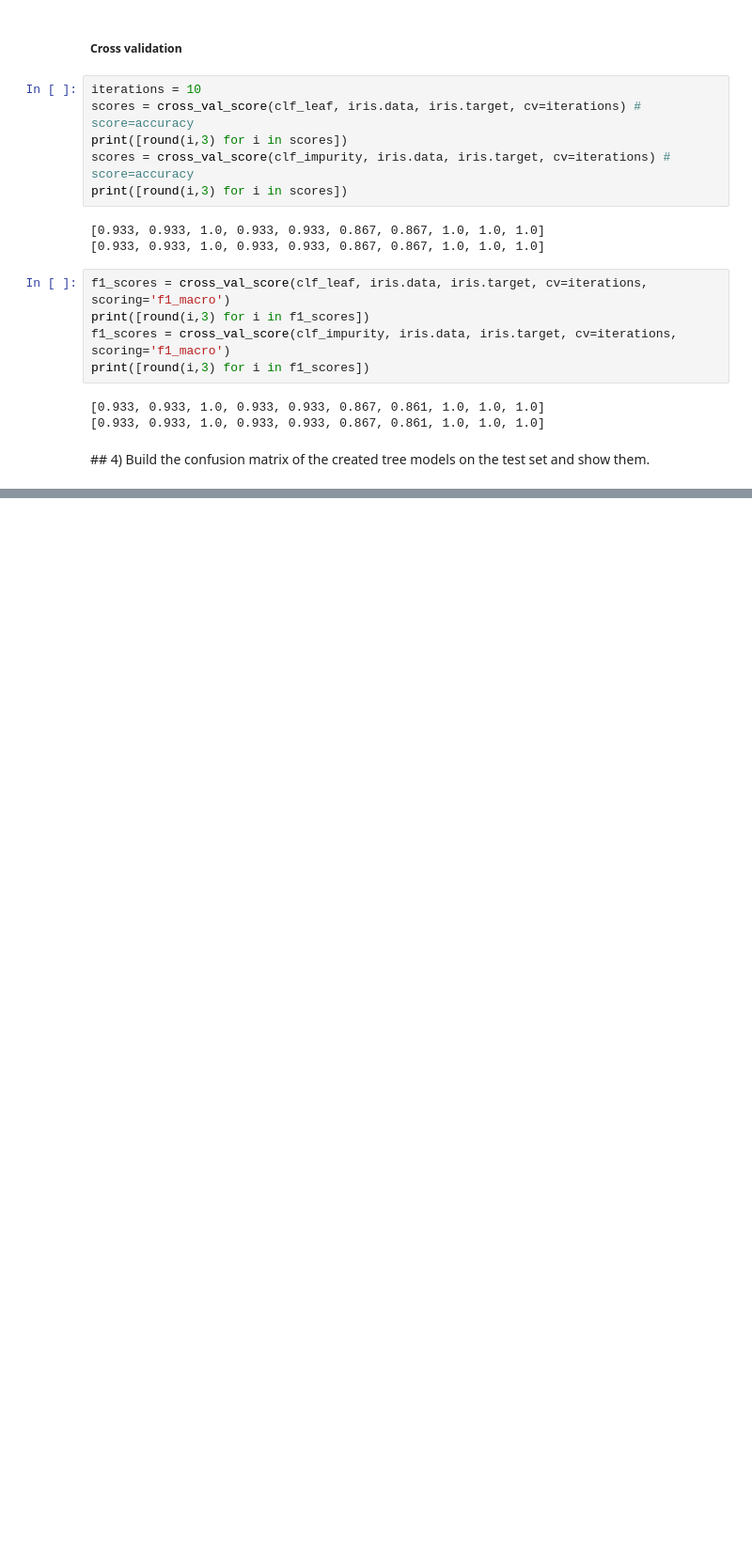
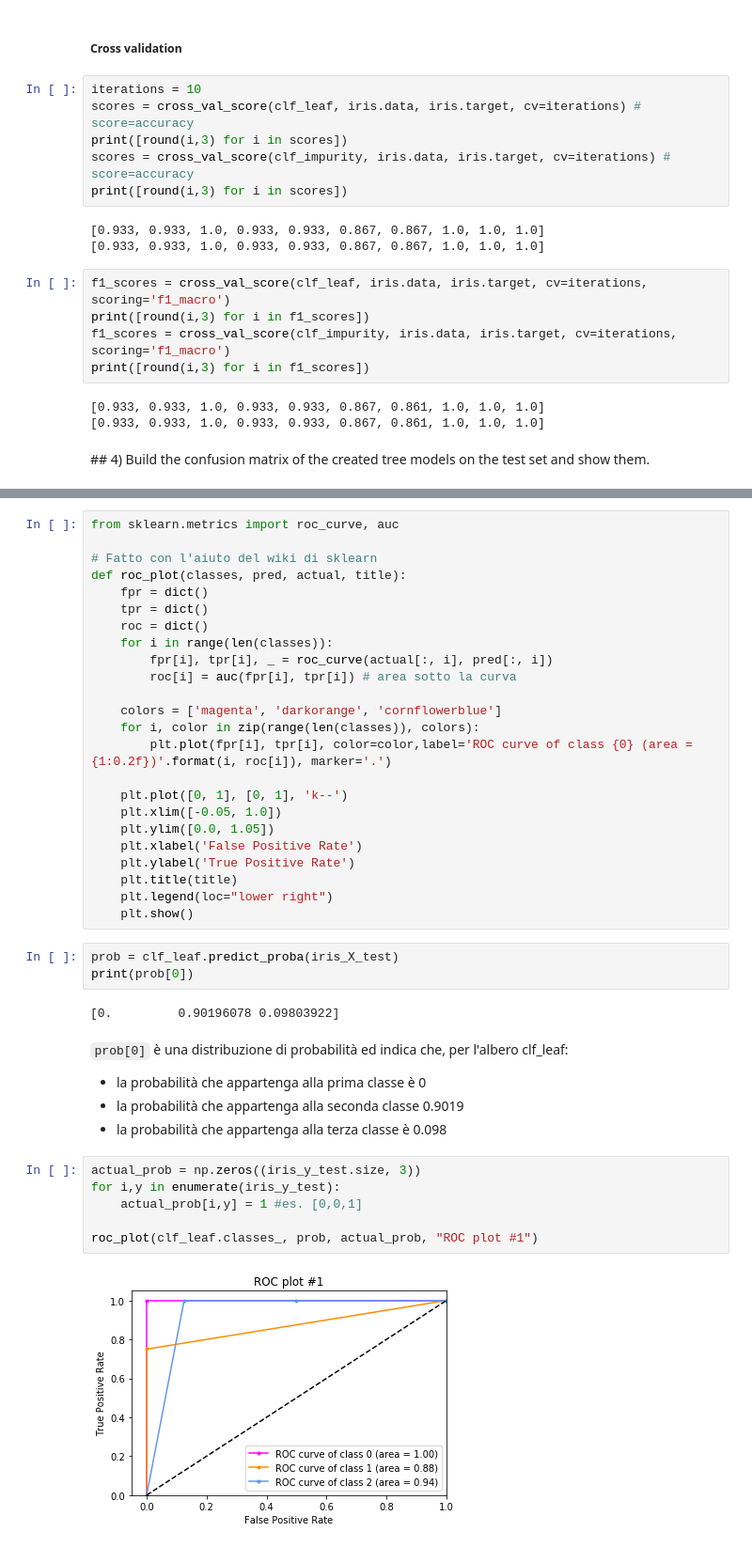
Before and after one commit to marcocaldera/machine-learning-exercises, a Jupyter notebook: meo/01-Tree/tree_lab.ipynb, the cells around one changed output, grey strips where cells are left out. Shown at 94% size. Drawn from its saved outputs; the diff is of its cells as text; blank space fills up the shorter version.

```diff
--- a/meo/01-Tree/tree_lab.ipynb
+++ b/meo/01-Tree/tree_lab.ipynb
@@ -324,0 +347,43 @@ build the ROC curves (or coverage curves in coverage space) and plot them for ea
+# %%
+from sklearn.metrics import roc_curve, auc
+
+# Fatto con l'aiuto del wiki di sklearn
+def roc_plot(classes, pred, actual, title):
+    fpr = dict()
+    tpr = dict()
+    roc = dict()
+    for i in range(len(classes)):
+        fpr[i], tpr[i], _ = roc_curve(actual[:, i], pred[:, i])
+        roc[i] = auc(fpr[i], tpr[i]) # area sotto la curva
+
+    colors = ['magenta', 'darkorange', 'cornflowerblue']
+    for i, color in zip(range(len(classes)), colors):
+        plt.plot(fpr[i], tpr[i], color=color,label='ROC curve of class {0} (area = {1:0.2f})'.format(i, roc[i]), marker='.')
+
+    plt.plot([0, 1], [0, 1], 'k--')
+    plt.xlim([-0.05, 1.0])
+    plt.ylim([0.0, 1.05])
+    plt.xlabel('False Positive Rate')
+    plt.ylabel('True Positive Rate')
+    plt.title(title)
+    plt.legend(loc="lower right")
+    plt.show()
+# %%
+prob = clf_leaf.predict_proba(iris_X_test)
+print(prob[0])
+# %% [output]
+[0.         0.90196078 0.09803922]
+# %% [markdown]
+`prob[0]` è una distribuzione di probabilità ed indica che, per l'albero clf_leaf:
+
+- la probabilità che appartenga alla prima classe è 0
+- la probabilità che appartenga alla seconda classe 0.9019
+- la probabilità che appartenga alla terza classe è 0.098
+# %%
+actual_prob = np.zeros((iris_y_test.size, 3))
+for i,y in enumerate(iris_y_test):
+    actual_prob[i,y] = 1 #es. [0,0,1]
+
+roc_plot(clf_leaf.classes_, prob, actual_prob, "ROC plot #1")
+# %% [output]
+[figure, added]
```
Also changed, not shown: parts of 5 cells of this notebook, 5 other files.
